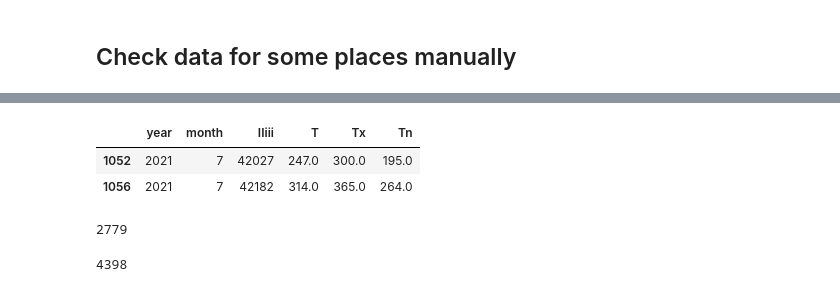
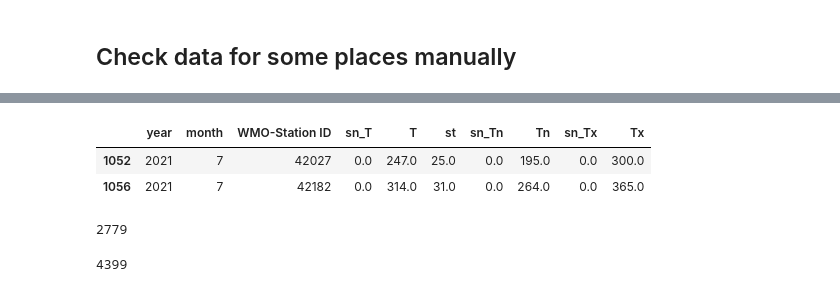
Before and after one commit to tacitvenom/climate-analysis, a Jupyter notebook: ReadExampleFile.ipynb, the cells around one changed output, grey strips where cells are left out. Cells and saved outputs as stored; diff of their text form; code cells hidden in the pictures.

```diff
--- a/ReadExampleFile.ipynb
+++ b/ReadExampleFile.ipynb
@@ -111,0 +146,5 @@ sample_raw_file_df = sample_raw_file_df.drop([sample_raw_file_df.shape[0]-1])
+# %%
+sample_raw_file_df = sample_raw_file_df.dropna(subset=['IIiii'])
+sample_raw_file_df['IIiii'] = sample_raw_file_df['IIiii'].astype(int)
+sample_raw_file_df = sample_raw_file_df.rename(columns={'IIiii': 'WMO-Station ID'})
+sample_raw_file_df
@@ -111,0 +170,10 @@ sample_raw_file_df = sample_raw_file_df.drop([sample_raw_file_df.shape[0]-1])
+# %%
+column_names = sample_raw_file_df.columns
+updated_column_names = []
+for idx, col in enumerate(column_names):
+    if col.startswith('sn'):
+        col = 'sn_' + column_names[idx + 1]
+
+    updated_column_names.append(col)
+sample_raw_file_df.columns = updated_column_names
+sample_raw_file_df.columns
@@ -111,0 +186,4 @@ sample_raw_file_df = sample_raw_file_df.drop([sample_raw_file_df.shape[0]-1])
+# %%
+relevant_columns = ["year", "month", "WMO-Station ID", "sn_T", "T", "st", "sn_Tn","Tn", "sn_Tx", "Tx"]
+sample_raw_file_df = sample_raw_file_df[relevant_columns]
+sample_raw_file_df
@@ -150,3 +239,4 @@ Tn       float64
 dtype: object
 # %%
-sample_raw_file_df = sample_raw_file_df.astype({'IIiii':int, 'year': int, 'month': int})
+sample_raw_file_df = sample_raw_file_df.astype({'year': int, 'month': int})
+sample_raw_file_df.dtypes
@@ -203,9 +282,9 @@ stations_df[stations_df['Country']=='India']
 delhi_station_id = 42182
 leh_station_id = 42034
 # %%
-sample_raw_file_df[sample_raw_file_df['IIiii'].isin([delhi_station_id, leh_station_id, 42027])]
+sample_raw_file_df[sample_raw_file_df['WMO-Station ID'].isin([delhi_station_id, leh_station_id, 42027])]
 # %% [output]
-|  | year | month | IIiii | T | Tx | Tn |
-| 1052 | 2021 | 7 | 42027 | 247.0 | 300.0 | 195.0 |
-| 1056 | 2021 | 7 | 42182 | 314.0 | 365.0 | 264.0 |
+|  | year | month | WMO-Station ID | sn_T | T | st | sn_Tn | Tn | sn_Tx | Tx |
+| 1052 | 2021 | 7 | 42027 | 0.0 | 247.0 | 25.0 | 0.0 | 195.0 | 0.0 | 300.0 |
+| 1056 | 2021 | 7 | 42182 | 0.0 | 314.0 | 31.0 | 0.0 | 264.0 | 0.0 | 365.0 |
 # %%
@@ -213,6 +292,6 @@ sample_raw_file_df['IIiii'].nunique()
 # %% [output]
 2779
 # %%
-stations_df['IIiii'].nunique()
+stations_df['WMO-Station ID'].nunique()
 # %% [output]
-4398
+4399
```
Also changed, not shown: parts of 39 cells of this notebook.
